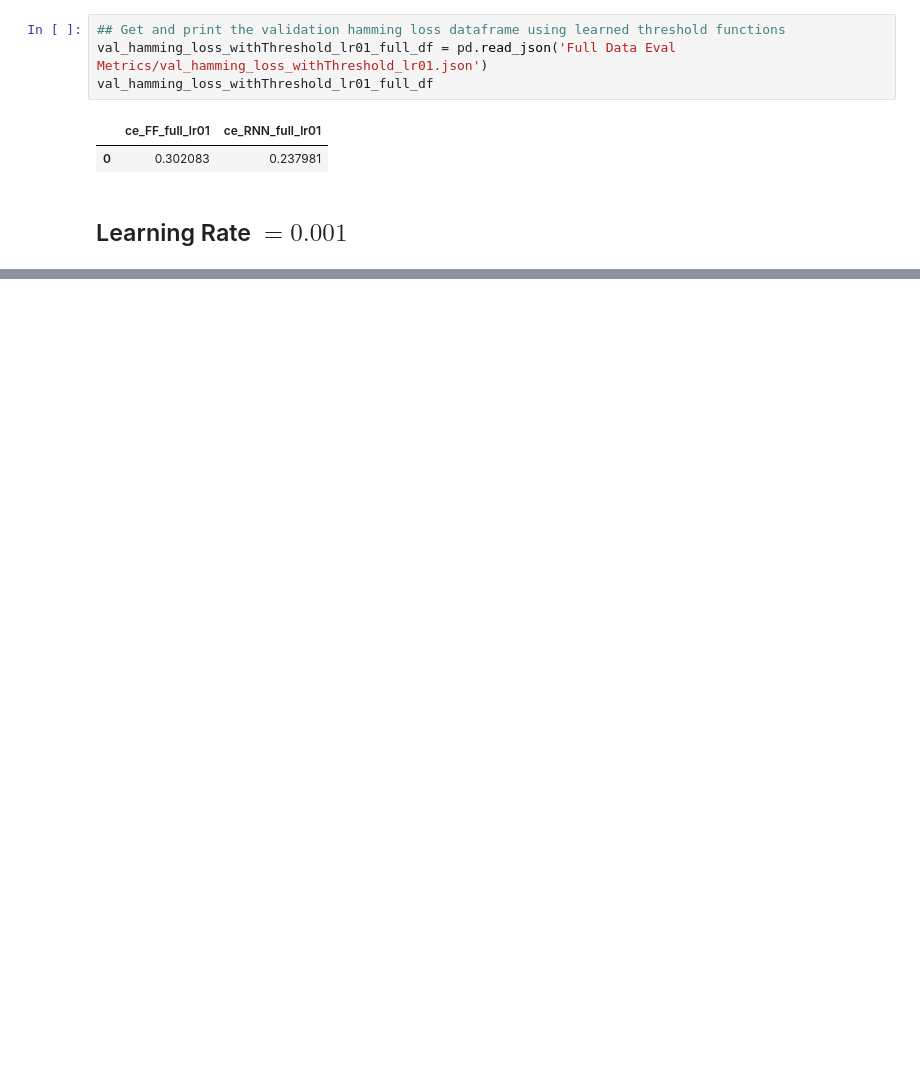
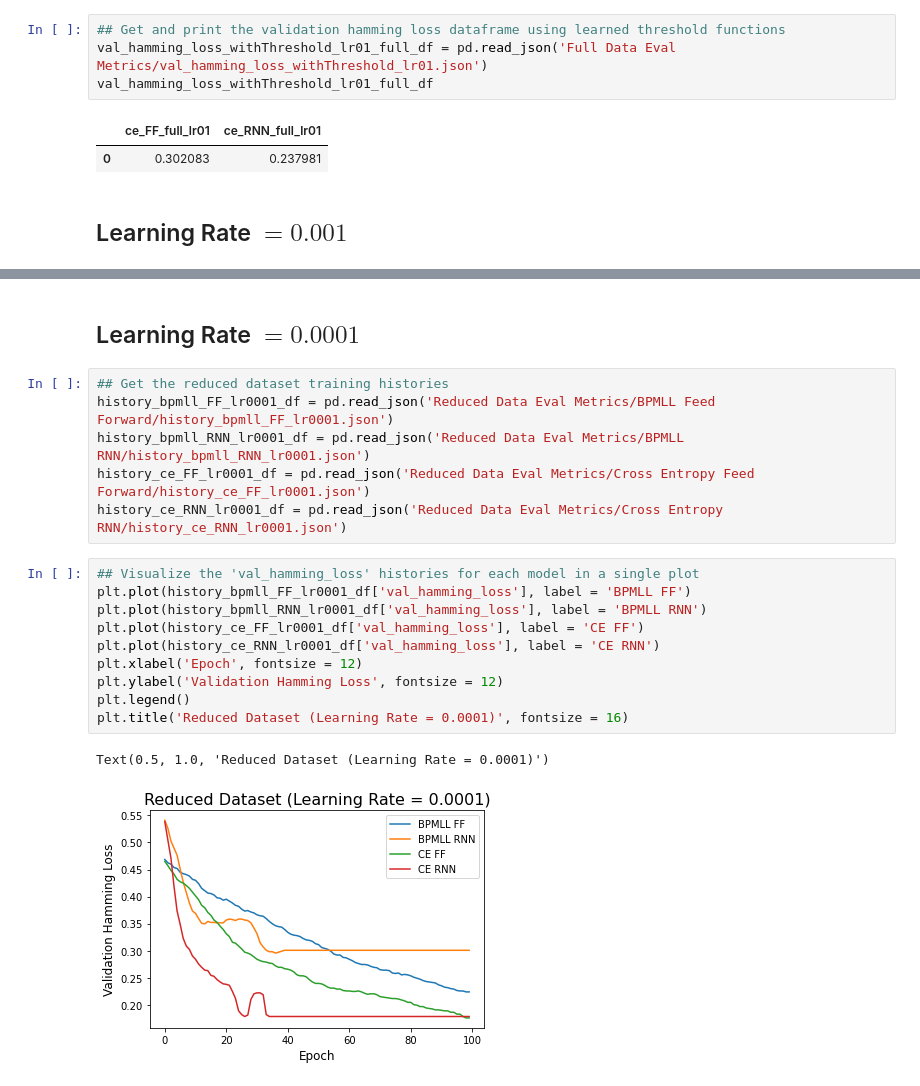
Before and after one commit to architdatar/NewsArticleClassification, a Jupyter notebook: codes/ANN Results/Visualize_Results.ipynb, the cells around one changed output, grey strips where cells are left out. Drawn from its saved outputs; the diff is of its cells as text; blank space fills up the shorter version.

```diff
--- a/codes/ANN Results/Visualize_Results.ipynb
+++ b/codes/ANN Results/Visualize_Results.ipynb
@@ -71,0 +120,21 @@ val_hamming_loss_withThreshold_lr01_full_df
+# %% [markdown]
+## Learning Rate $= 0.0001$
+# %%
+## Get the reduced dataset training histories
+history_bpmll_FF_lr0001_df = pd.read_json('Reduced Data Eval Metrics/BPMLL Feed Forward/history_bpmll_FF_lr0001.json')
+history_bpmll_RNN_lr0001_df = pd.read_json('Reduced Data Eval Metrics/BPMLL RNN/history_bpmll_RNN_lr0001.json')
+history_ce_FF_lr0001_df = pd.read_json('Reduced Data Eval Metrics/Cross Entropy Feed Forward/history_ce_FF_lr0001.json')
+history_ce_RNN_lr0001_df = pd.read_json('Reduced Data Eval Metrics/Cross Entropy RNN/history_ce_RNN_lr0001.json')
+# %%
+## Visualize the 'val_hamming_loss' histories for each model in a single plot
+plt.plot(history_bpmll_FF_lr0001_df['val_hamming_loss'], label = 'BPMLL FF')
+plt.plot(history_bpmll_RNN_lr0001_df['val_hamming_loss'], label = 'BPMLL RNN')
+plt.plot(history_ce_FF_lr0001_df['val_hamming_loss'], label = 'CE FF')
+plt.plot(history_ce_RNN_lr0001_df['val_hamming_loss'], label = 'CE RNN')
+plt.xlabel('Epoch', fontsize = 12)
+plt.ylabel('Validation Hamming Loss', fontsize = 12)
+plt.legend()
+plt.title('Reduced Dataset (Learning Rate = 0.0001)', fontsize = 16)
+# %% [output]
+Text(0.5, 1.0, 'Reduced Dataset (Learning Rate = 0.0001)')
+[figure, added]
```
Also changed, not shown: parts of 12 cells of this notebook.
